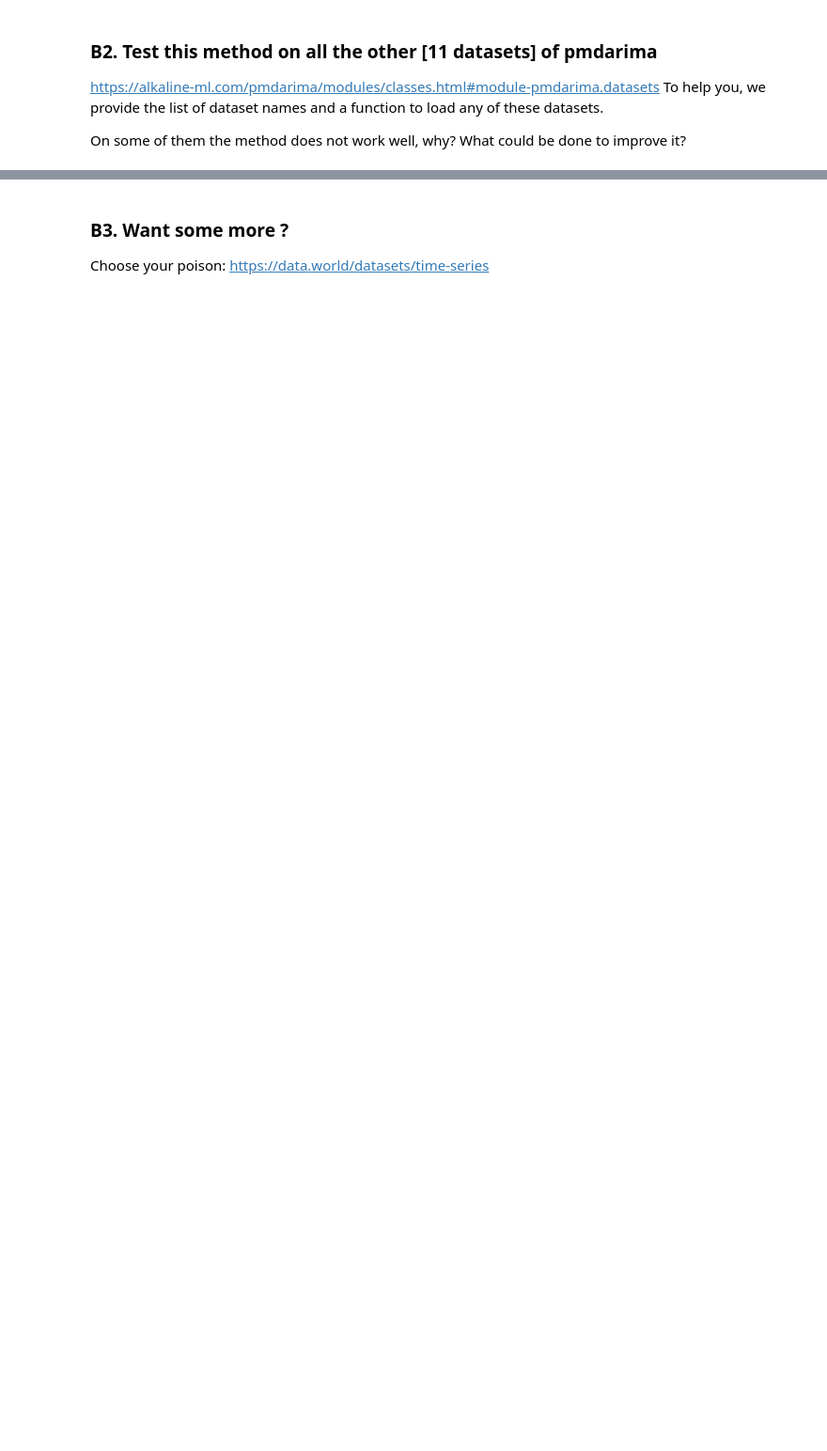
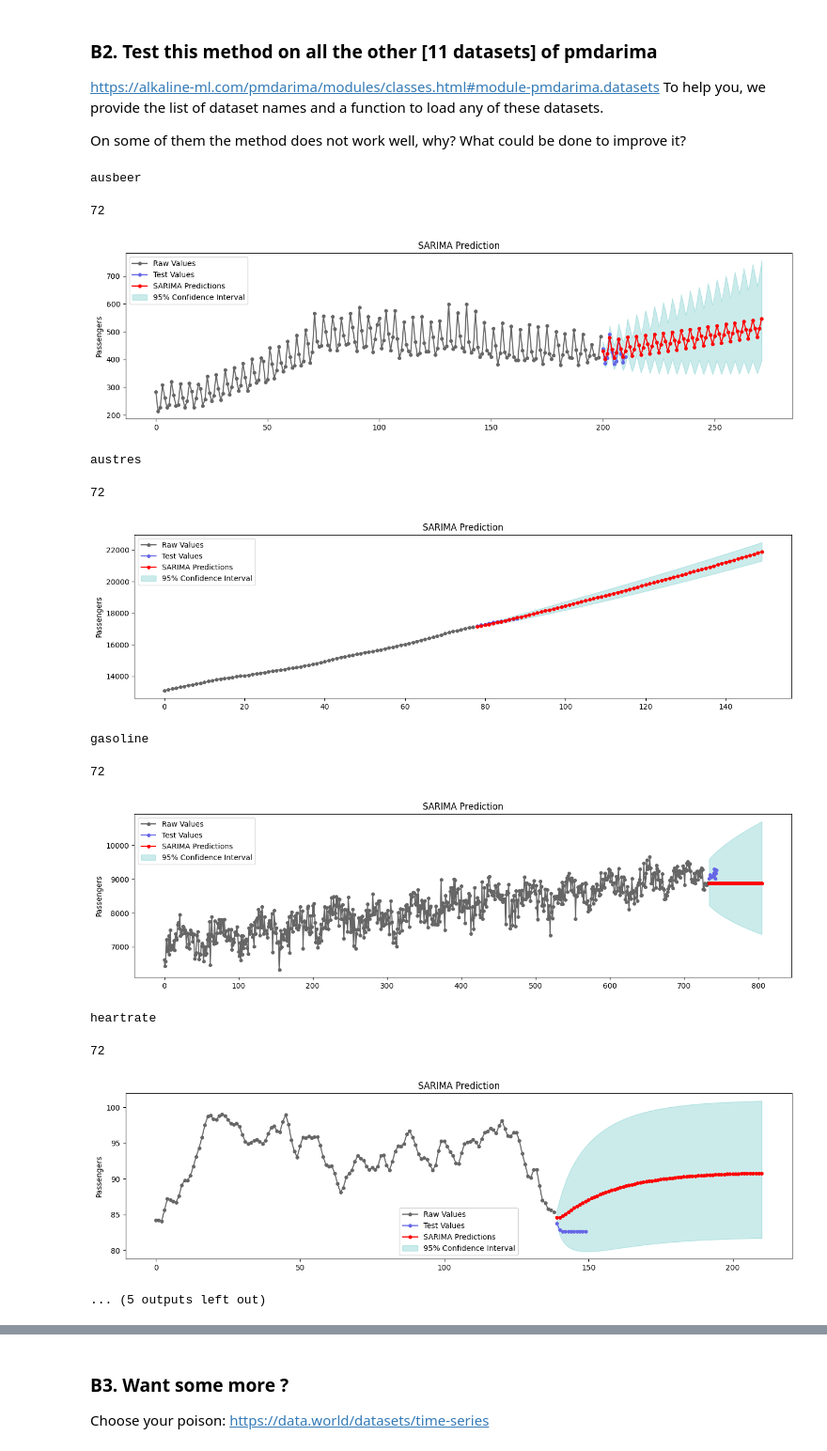
Before and after one commit to mehdichouchane-lang/ML6, a Jupyter notebook: NB2_Time_Series_Forecasts.ipynb, the cells around one changed output, grey strips where cells are left out. Shown at 94% size. Saved outputs shown, nothing was run; the diff lists cells and outputs as text; code cells hidden in the pictures; blank space fills up the shorter version.

```diff
--- a/NB2_Time_Series_Forecasts.ipynb
+++ b/NB2_Time_Series_Forecasts.ipynb
@@ -794,16 +905,37 @@ To help you, we provide the list of dataset names and a function to load any of
 
 On some of them the method does not work well, why? What could be done to improve it?
 # %%
-dataset_names = ['airpassengers', 'ausbeer', 'austres', 'gasoline', 'heartrate', 'lynx', 'msft', 'sunspots', 'taylor', 'wineind', 'woolyrnq']
+dataset_names = ['airpassengers', 'ausbeer', 'austres', 'gasoline', 'heartrate', 'lynx',  'sunspots', 'taylor', 'wineind', 'woolyrnq'] # 'msft'
 
 def get_ds(ds_name, red_factor=None):
     '''
     Loads a dataset of pmdarima from its ds_name.
     '''
     ds = getattr(pm.datasets, 'load_'+ds_name)(as_series=True).dropna()
 
     if red_factor is not None:
         assert isinstance(red_factor, int)
         ds= ds.groupby(np.arange(ds.index.shape[0])//red_factor).mean()
 
     return ds.dropna()
+for dataset in dataset_names[1:]:
+    print(dataset)
+    ds = get_ds(dataset)
+    split_date = str(ds.index[-12])
+    srmx = SARIMAX(ds,split_date,horizon=72)
+    srmx.fit()
+    srmx.plot()
+# %% [output]
+ausbeer
+72
+[figure, added]
+austres
+72
+[figure, added]
+gasoline
+72
+[figure, added]
+heartrate
+72
+[figure, added]
+... (5 outputs left out)
```
Also changed, not shown: parts of 11 cells of this notebook.
